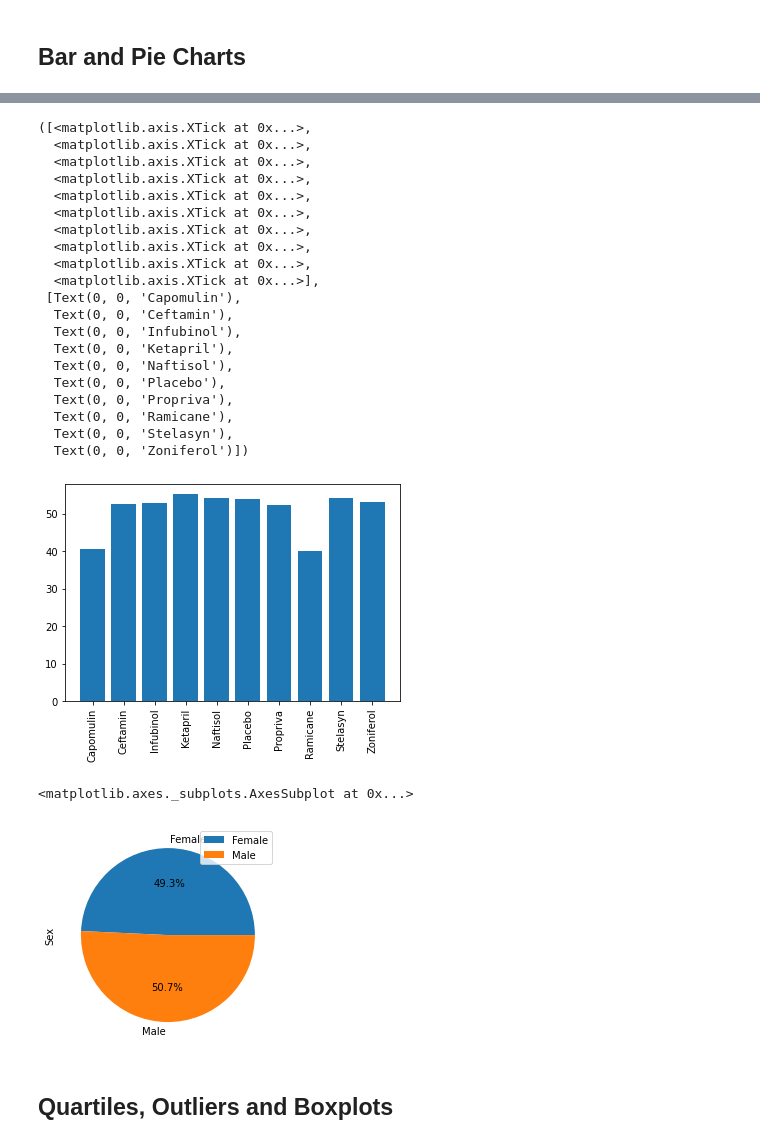
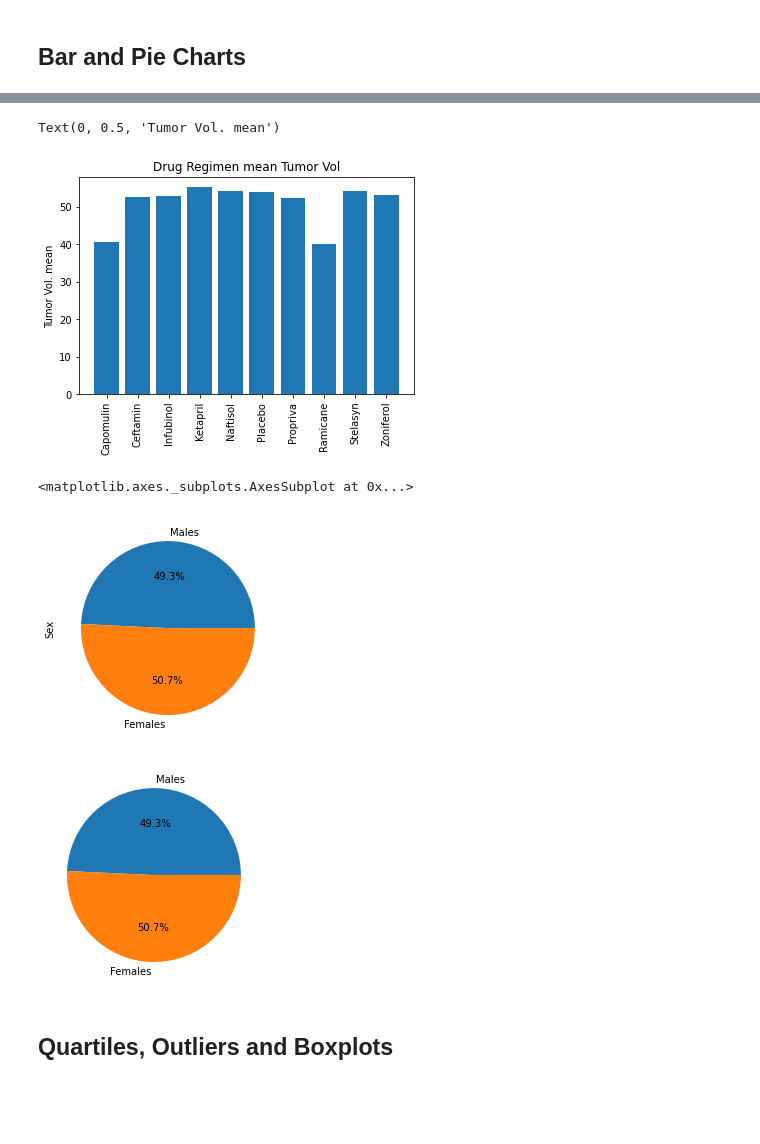
Before and after one commit to bregan78/Matplotlib, a Jupyter notebook: pymaceuticals.ipynb, the cells around one changed output, grey strips where cells are left out. Cells and saved outputs as stored; diff of their text form; code cells hidden in the pictures; blank space fills up the shorter version.

```diff
--- a/pymaceuticals.ipynb
+++ b/pymaceuticals.ipynb
@@ -123,13 +123,15 @@ group_regimen
 # Generate a bar plot showing the total number of datapoints for each drug regimen using pandas.
 # There should be a single bar per regimen
 
-test.columns = ["Drug Regimen", "Tumor Vol. mean", "Tumor Vol. median", "Tumor Volume var","Tumor Vol.std", "Tumor Vol. sem"]
-bar_test =test[["Drug Regimen", "Tumor Vol. mean"]]
-new_bar = bar_test.set_index("Drug Regimen")
 
-#ax = new_group_regimen.plot.bar(x ="Drug Regimen", y=("Tumor Vol. mean"), rot=90)
 
-new_bar.plot(kind="bar" )
+group_regimen.columns = [ "Tumor Vol. mean", "Tumor Vol. median", "Tumor Volume var","Tumor Vol.std", "Tumor Vol. sem"]
+new_group = group_regimen["Tumor Vol. mean"]
+
+
+
+new_group.plot(kind="bar" )
 plt.ylabel("mean Tumor Volume (mm3)")
-#plt.show()
+plt.title("Drug Regimen mean Tumor Vol")
+plt.show()
 # %% [output]
@@ -138,42 +139,32 @@ Text(0, 0.5, 'mean Tumor Volume (mm3)')
 # %%
 # General identical bar plot using pyplot instead of pandas.
 
 #new_group_regimen = group_regimen.reset_index()
 
 #plt.figure(figsize =(4, 4))
 #my_list = list(new_group_regimen)
 #my_list
 
-x_axis= np.arange(len(new_group_regimen))
-tick_locations = [value for value in x_axis]
+#x_axis= np.arange(len(new_group_regimen))
+
+
 
 #ax = plt.bar(new_group_regimen["Drug Regimen"], new_group_regimen[('Tumor Volume (mm3)', 'mean')])
 #ax
-plt.bar(x_axis, new_group_regimen[('Tumor Volume (mm3)', 'mean')])
+ng= new_group.reset_index()
+ng
+x_axis= np.arange(len(ng))
 
-plt.xticks(tick_locations, new_group_regimen["Drug Regimen"], rotation="vertical" )
+tick_locations = [value for value in x_axis]
+mean_tumor = plt.bar(x_axis, ng["Tumor Vol. mean"])
+
+plt.xticks(tick_locations, ng["Drug Regimen"], rotation="vertical" )
+#plt.xticks(tick_locations, index=ng["Tumor Vol. mean"], rotation="vertical" )
+plt.title("Drug Regimen mean Tumor Vol")
+plt.ylabel("Tumor Vol. mean")
 # %% [output]
-([<matplotlib.axis.XTick at 0x...>,
-  <matplotlib.axis.XTick at 0x...>,
-  <matplotlib.axis.XTick at 0x...>,
-  <matplotlib.axis.XTick at 0x...>,
-  <matplotlib.axis.XTick at 0x...>,
-  <matplotlib.axis.XTick at 0x...>,
-  <matplotlib.axis.XTick at 0x...>,
-  <matplotlib.axis.XTick at 0x...>,
-  <matplotlib.axis.XTick at 0x...>,
-  <matplotlib.axis.XTick at 0x...>],
- [Text(0, 0, 'Capomulin'),
-  Text(0, 0, 'Ceftamin'),
-  Text(0, 0, 'Infubinol'),
-  Text(0, 0, 'Ketapril'),
-  Text(0, 0, 'Naftisol'),
-  Text(0, 0, 'Placebo'),
-  Text(0, 0, 'Propriva'),
-  Text(0, 0, 'Ramicane'),
-  Text(0, 0, 'Stelasyn'),
-  Text(0, 0, 'Zoniferol')])
+Text(0, 0.5, 'Tumor Vol. mean')
-[figure, old version]
+[figure, new version]
 # %%
 # Generate a pie plot showing the distribution of female versus male mice using pandas
 #gnder_df=new_df["Sex"].value_counts()
@@ -186,12 +177,16 @@ gender_df= new_df.groupby("Sex")
 count_gender = gender_df["Sex"].count()
 
 #explode=(.2, 0) --doesnt work with 2 variables.
-count_gender.plot(kind="pie", legend=labels, autopct='%1.1f%%')
+count_gender.plot(kind="pie", labels=labels, autopct='%1.1f%%')
 # %% [output]
 <matplotlib.axes._subplots.AxesSubplot at 0x...>
-[figure, old version]
+[figure, new version]
 # %%
 # Generate identical pie plot using pyplot
+plt.pie(count_gender, labels=labels, autopct='%1.1f%%')
+plt.show()
+# %% [output]
+[figure, added]
 # %% [markdown]
 ## Quartiles, Outliers and Boxplots
 # %%
```
Also changed, not shown: parts of 1 cell of this notebook.
